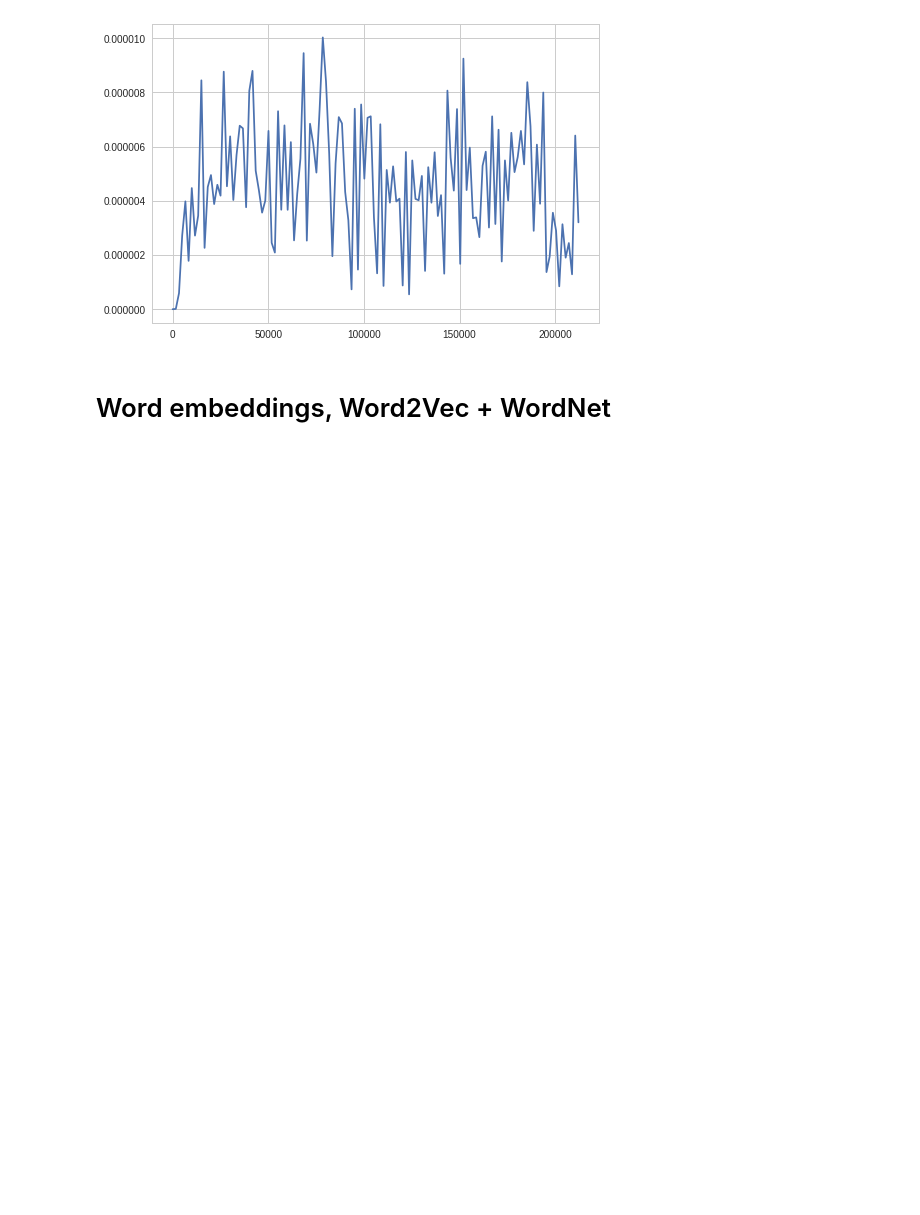
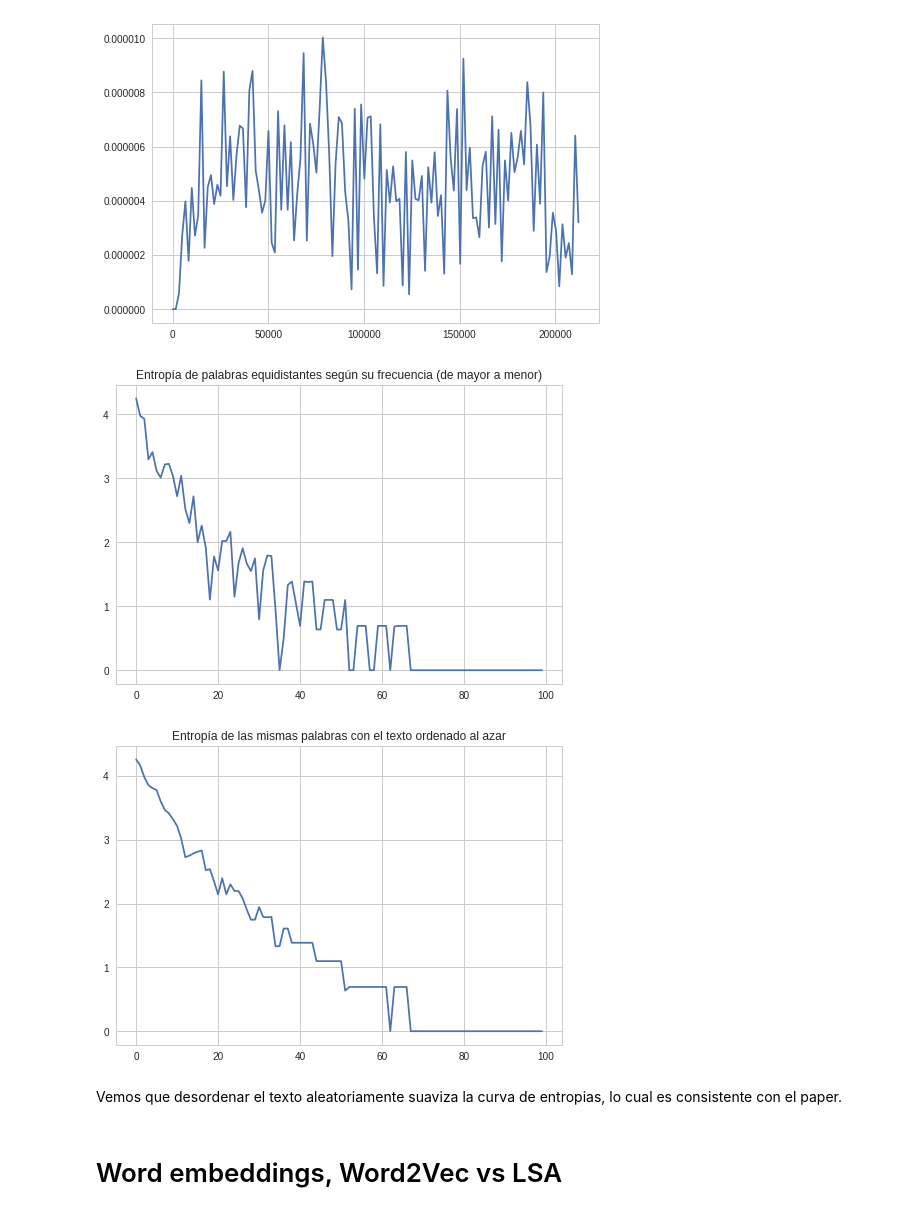
Before and after one commit to gfourcade/cienciadatos, a Jupyter notebook: tp6/tp6.ipynb, the cells around one changed output. Saved outputs shown, nothing was run; the diff lists cells and outputs as text; code cells hidden in the pictures; blank space fills up the shorter version.

```diff
--- a/tp6/tp6.ipynb
+++ b/tp6/tp6.ipynb
@@ -194,17 +186,44 @@ filtered = [word for word in species_lemm
-# %%
-words_by_count = Counter(filtered)
-most_used = words_by_count.most_common(50)
-least_used = words_by_count.most_common()[:-50-1:-1]
-
-most_used = [w[0] for w in most_used]
-least_used = [w[0] for w in least_used]
-
-def compute_entropy(series):
-    histogram, _ = np.histogram(series, bins)
-    probabilities = [frecuency/len(series) for frecuency in histogram]
-    return scipy.stats.entropy(probabilities)
-
-for word in most_used:
-    entropy = compute_entropy(word, series)
+# %%
+import numpy as np
+import scipy
+
+from collections import Counter
+
+words_by_count = Counter(species_lemm)
+words_distributed = words_by_count.most_common()[0:-1:int(len(words_by_count)/99)]  # take 100 equidistributed words
+
+words_distributed = [w[0] for w in words_distributed]
+
+def compute_entropy(word, text_parts):
+    ps = []
+    for part in text_parts:
+        p = part.count(word) / len(part)
+        ps.append(p)
+    return scipy.stats.entropy(ps)
+
+
+def plot_entropies(text):
+    text_parts = [text[i:i + 3000] for i in range(0, len(text), 3000)] # take partitions of lenght 3000
+    entropies = []
+    for word in words_distributed:
+        entropies.append(compute_entropy(word, text_parts))
+
+    plt.plot(entropies)
+
+plot_entropies(species_lemm)
+plt.title("Entropía de palabras equidistantes según su frecuencia (de mayor a menor)")
+plt.show()
+
+import random
+randomized = species_lemm[:]
+random.shuffle(randomized)
+plot_entropies(randomized)
+plt.title("Entropía de las mismas palabras con el texto ordenado al azar")
+plt.show()
+# %% [output]
+[figure, added]
+[figure, added]
+# %% [markdown]
+Vemos que desordenar el texto aleatoriamente suaviza la curva de entropias, lo cual es consistente con el paper.
 # %% [markdown]
-# Word embeddings, Word2Vec + WordNet
+# Word embeddings, Word2Vec vs LSA
```
Also changed, not shown: parts of 7 cells of this notebook, 1 other file.
